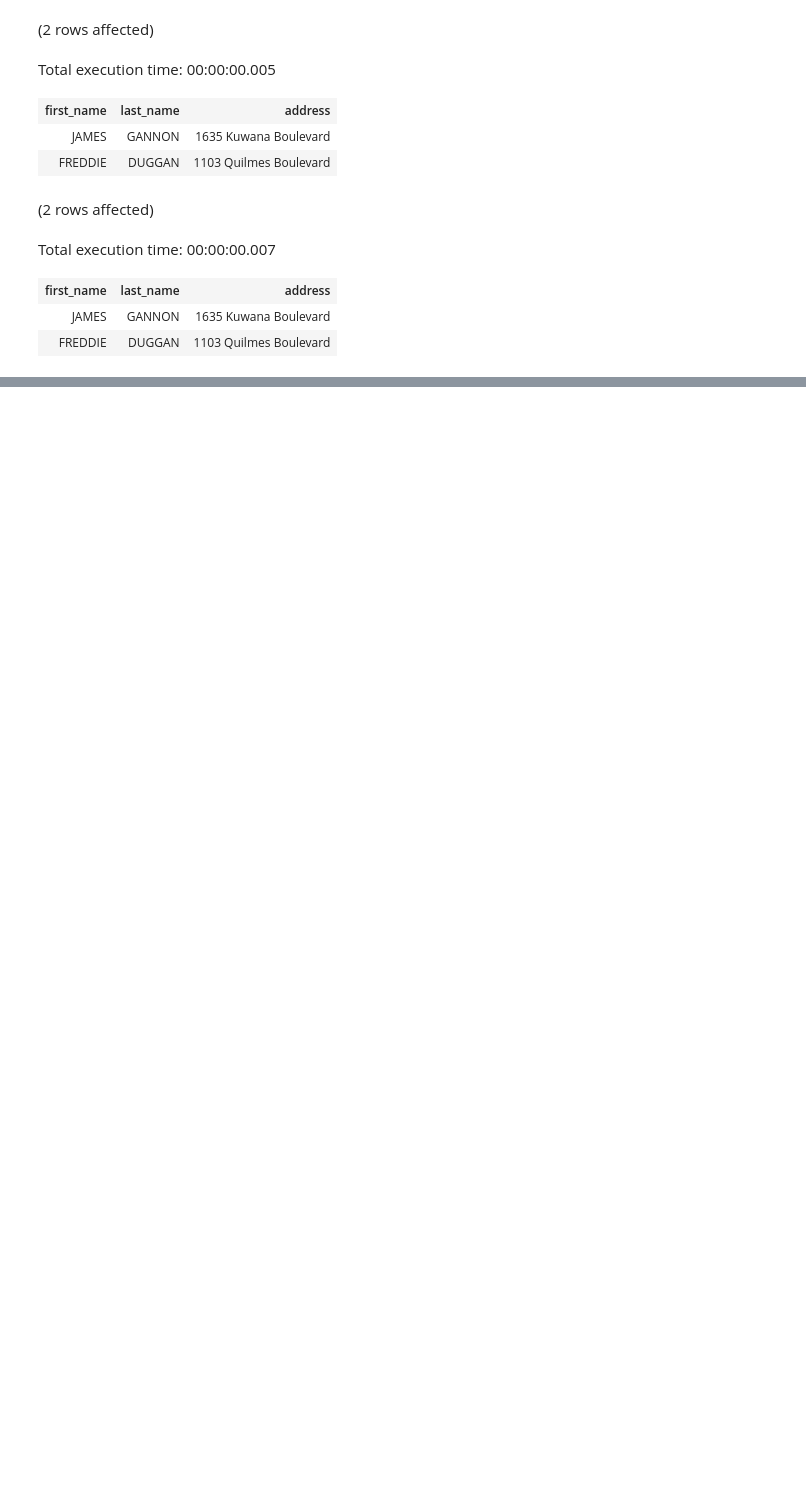
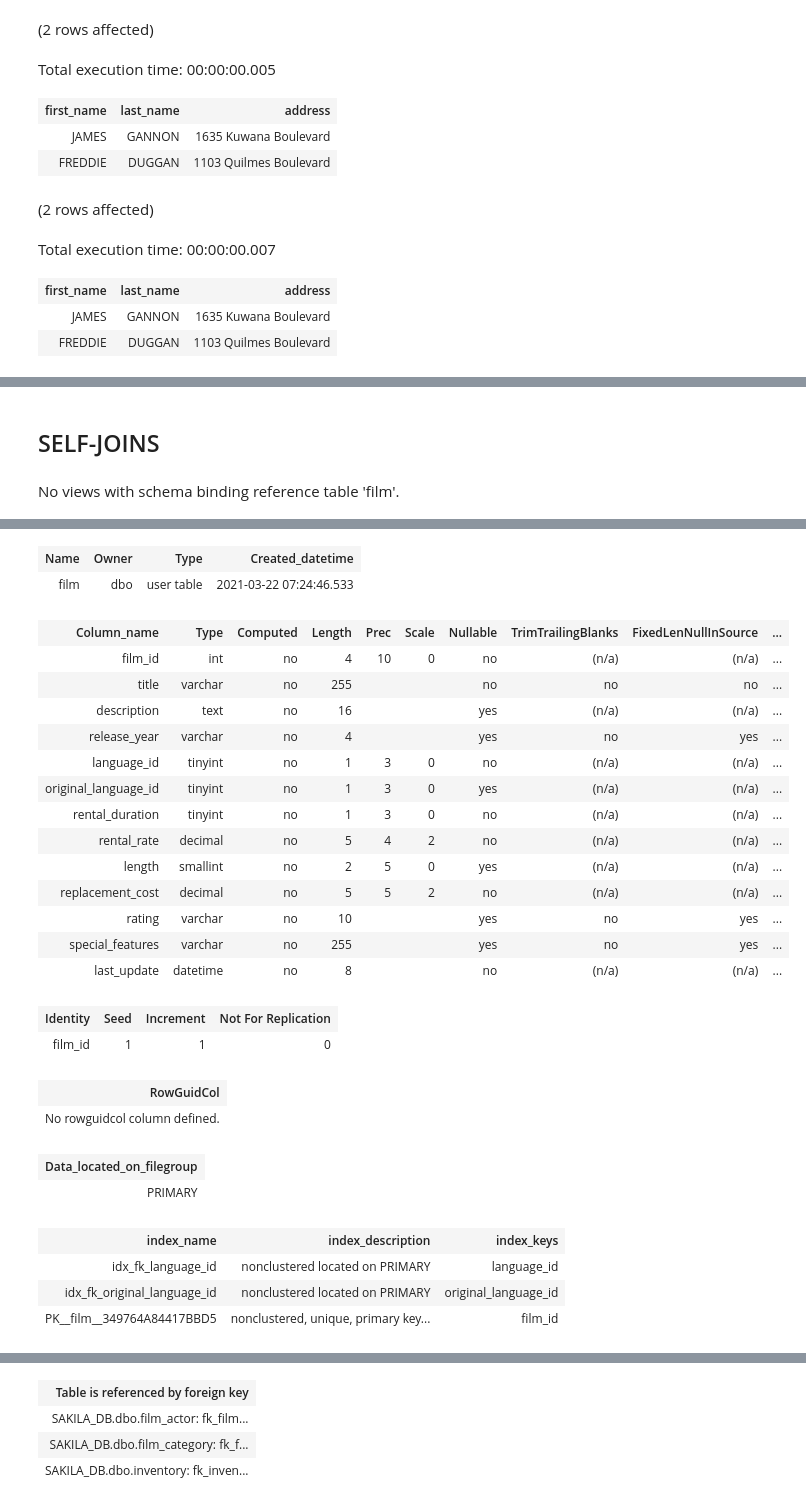
Before and after one commit to ferreira-mr/livroLearningSQL_AlanBeaulieu, a Jupyter notebook: chapter05_QueryingMultipleTables.ipynb, the cells around one changed output, grey strips where cells are left out. Saved outputs shown, nothing was run; the diff lists cells and outputs as text; code cells hidden in the pictures; blank space fills up the shorter version.

```diff
--- a/chapter05_QueryingMultipleTables.ipynb
+++ b/chapter05_QueryingMultipleTables.ipynb
@@ -90,0 +206,6 @@ Total execution time: 00:00:00.007
+# %% [markdown]
+## SELF-JOINS
+# %%
+EXEC sp_help film
+# %% [output]
+No views with schema binding reference table 'film'.
@@ -90,0 +213,26 @@ Total execution time: 00:00:00.007
+| Name | Owner | Type | Created_datetime |
+| film | dbo | user table | 2021-03-22 07:24:46.533 |
+| Column_name | Type | Computed | Length | Prec | Scale | Nullable | TrimTrailingBlanks | FixedLenNullInSource | ... |
+| film_id | int | no | 4 | 10 | 0 | no | (n/a) | (n/a) | ... |
+| title | varchar | no | 255 |  |  | no | no | no | ... |
+| description | text | no | 16 |  |  | yes | (n/a) | (n/a) | ... |
+| release_year | varchar | no | 4 |  |  | yes | no | yes | ... |
+| language_id | tinyint | no | 1 | 3 | 0 | no | (n/a) | (n/a) | ... |
+| original_language_id | tinyint | no | 1 | 3 | 0 | yes | (n/a) | (n/a) | ... |
+| rental_duration | tinyint | no | 1 | 3 | 0 | no | (n/a) | (n/a) | ... |
+| rental_rate | decimal | no | 5 | 4 | 2 | no | (n/a) | (n/a) | ... |
+| length | smallint | no | 2 | 5 | 0 | yes | (n/a) | (n/a) | ... |
+| replacement_cost | decimal | no | 5 | 5 | 2 | no | (n/a) | (n/a) | ... |
+| rating | varchar | no | 10 |  |  | yes | no | yes | ... |
+| special_features | varchar | no | 255 |  |  | yes | no | yes | ... |
+| last_update | datetime | no | 8 |  |  | no | (n/a) | (n/a) | ... |
+| Identity | Seed | Increment | Not For Replication |
+| film_id | 1 | 1 | 0 |
+| RowGuidCol |
+| No rowguidcol column defined. |
+| Data_located_on_filegroup |
+| PRIMARY |
+| index_name | index_description | index_keys |
+| idx_fk_language_id | nonclustered located on PRIMARY | language_id |
+| idx_fk_original_language_id | nonclustered located on PRIMARY | original_language_id |
+| PK__film__349764A84417BBD5 | nonclustered, unique, primary key... | film_id |
@@ -90,0 +256,4 @@ Total execution time: 00:00:00.007
+| Table is referenced by foreign key |
+| SAKILA_DB.dbo.film_actor: fk_film... |
+| SAKILA_DB.dbo.film_category: fk_f... |
+| SAKILA_DB.dbo.inventory: fk_inven... |
```
Also changed, not shown: parts of 22 cells of this notebook, 1 other file.
